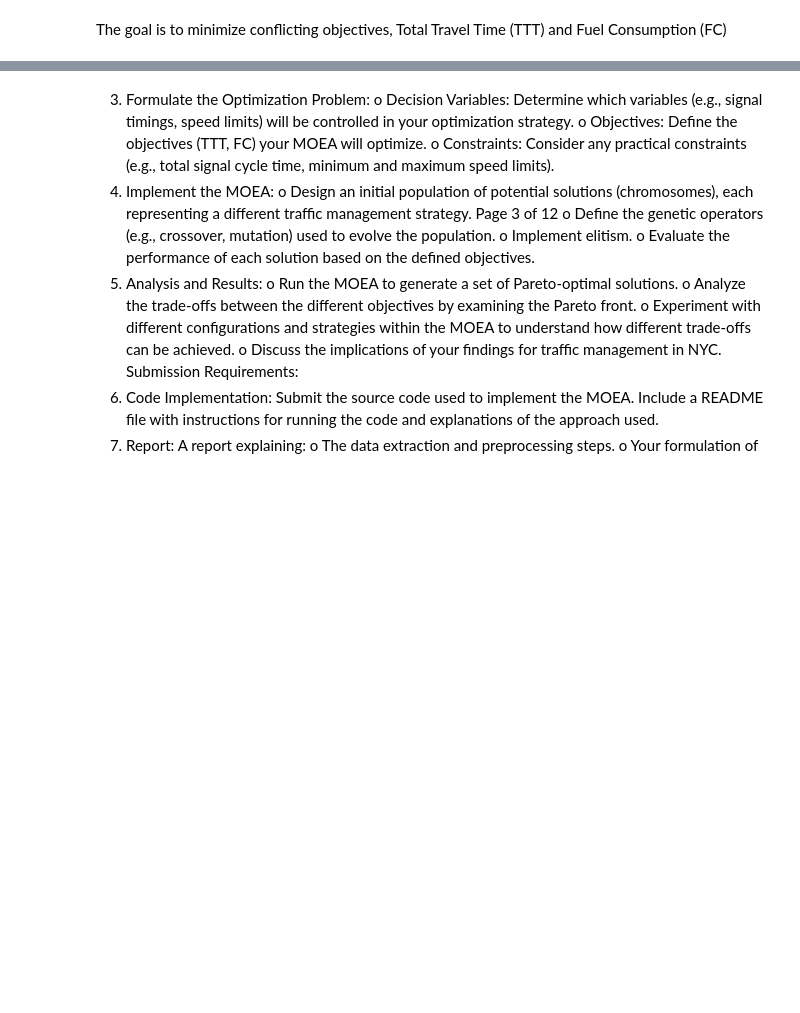
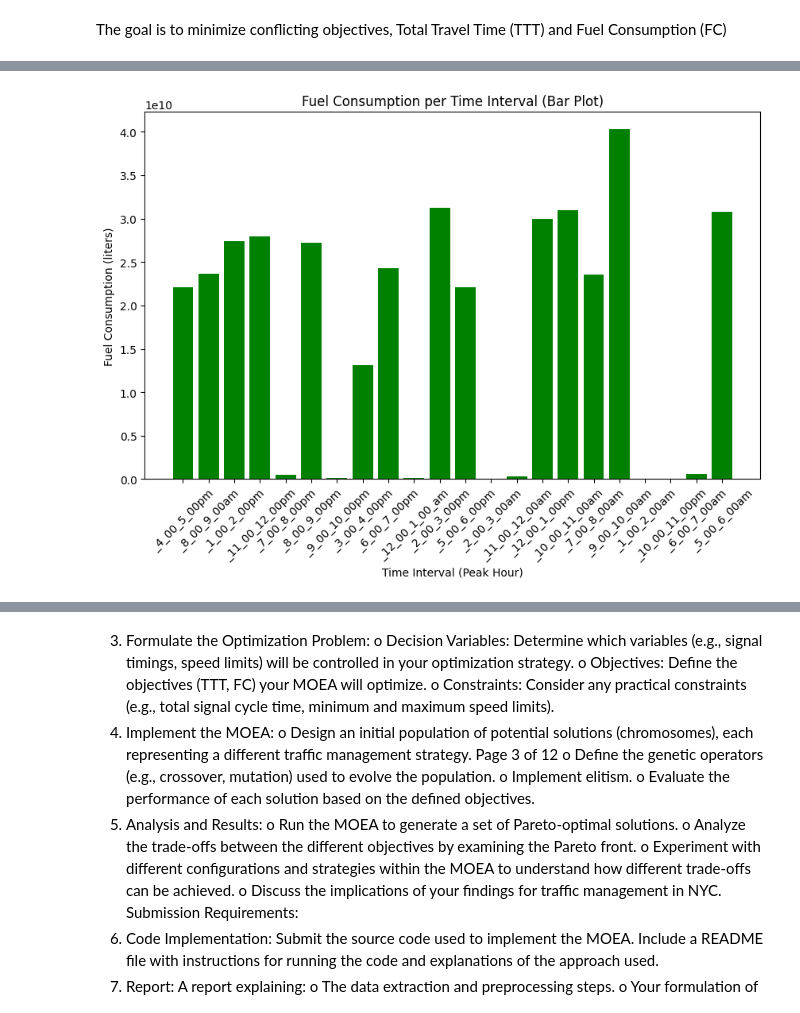
Before and after one commit to Harithelamin/ACIT4610-24H-G13, a Jupyter notebook: task-1.ipynb, the cells around one changed output, grey strips where cells are left out. Cells and saved outputs as stored; diff of their text form; code cells hidden in the pictures; blank space fills up the shorter version.

```diff
--- a/task-1.ipynb
+++ b/task-1.ipynb
@@ -500,0 +689,59 @@ def fuel_consumption(speed):
+# %%
+import numpy as np
+import pandas as pd
+import matplotlib.pyplot as plt
+
+
+# Coefficients for the Fuel Consumption Model
+a = 0.01  # Coefficient for speed (V)
+b = 2  # Coefficient for 1/V
+c = 0.1  # Constant term
+
+# Initialize a variable to store total fuel consumption
+total_fuel_consumption = 0
+
+# Create a list to store individual fuel consumption for each interval
+fuel_consumption_per_interval = []
+
+# Loop over each row in the dataset
+for index, row in Traffic_Volume_Count_data_for_selected_area.iterrows():
+    # Extract values for Volume, Speed, and Segment Length
+    Volume = row['peak_hour_volume']  # Vehicle count in the peak hour (Volume)
+    V = row['speed']  # Average speed in mph
+    Segment_Length = row['segmentid']  # Segment length in miles (assuming 'segmentid' holds segment length)
+
+    # Ensure the values are valid numbers and V is not zero
+    if np.isnan(Volume) or np.isnan(V) or np.isnan(Segment_Length) or V == 0:
+        fuel_consumption_per_interval.append(np.nan)  # Append NaN if any value is invalid
+        continue  # Skip this row
+
+    # Calculate the fuel consumption for the current interval using the formula:
+    # Fuel Consumption_i = Volume_i * (a * V_i + b * (1 / V_i) + c) * Segment_Length_i
+    fuel_consumption = Volume * (a * V + b * (1 / V) + c) * Segment_Length
+
+    # Append the fuel consumption for this interval to the list
+    fuel_consumption_per_interval.append(fuel_consumption)
+
+    # Add the current fuel consumption to the total fuel consumption
+    total_fuel_consumption += fuel_consumption
+
+# Add the fuel consumption data to the dataset, filling NaNs where necessary
+Traffic_Volume_Count_data_for_selected_area['Fuel_Consumption'] = fuel_consumption_per_interval
+
+# Ensure that the length of the 'fuel_consumption_per_interval' matches the DataFrame length
+assert len(Traffic_Volume_Count_data_for_selected_area) == len(fuel_consumption_per_interval), \
+    "Mismatch in length between the DataFrame and fuel consumption list"
+
+# Plotting fuel consumption for each time interval (using Bar Plot)
+plt.figure(figsize=(10, 6))
+plt.bar(Traffic_Volume_Count_data_for_selected_area['peak_hour'],
+        Traffic_Volume_Count_data_for_selected_area['Fuel_Consumption'],
+        color='green')
+
+plt.xlabel('Time Interval (Peak Hour)')
+plt.ylabel('Fuel Consumption (liters)')
+plt.title('Fuel Consumption per Time Interval (Bar Plot)')
+plt.xticks(rotation=45)
+plt.show()
+# %% [output]
+[figure, added]
```
Also changed, not shown: parts of 24 cells of this notebook, 19 other files.
